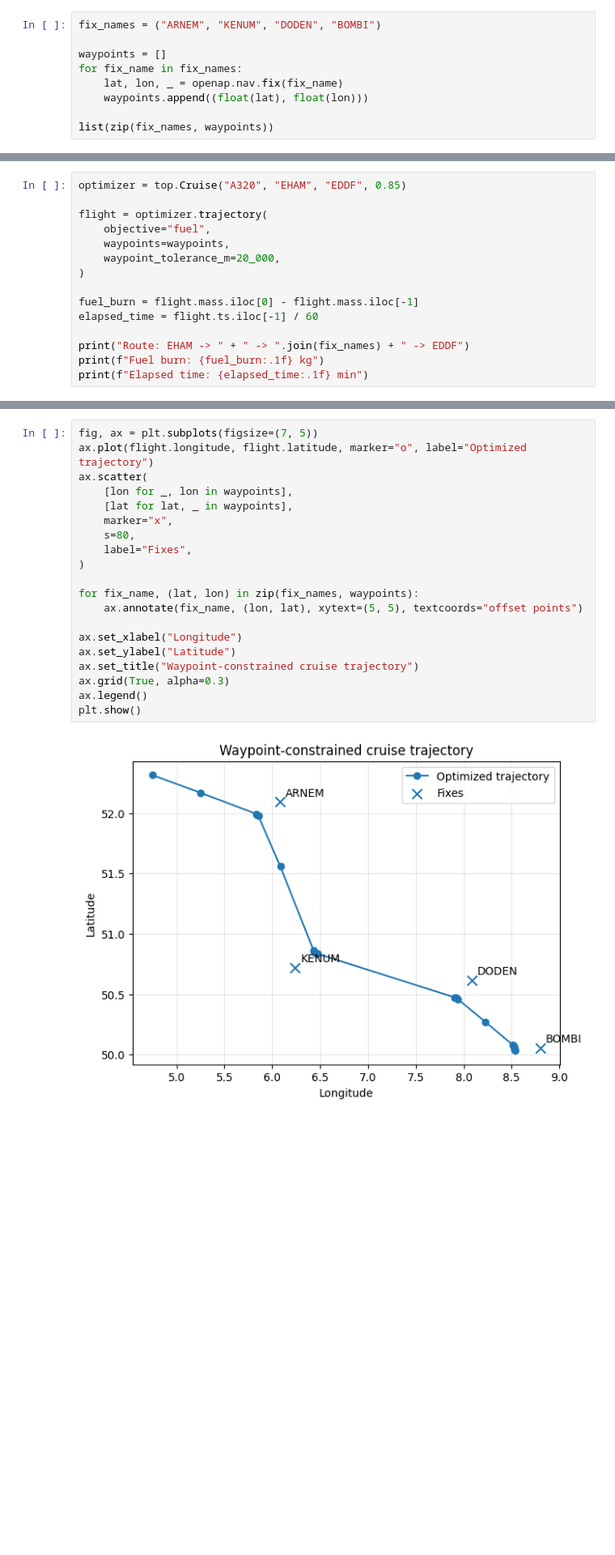
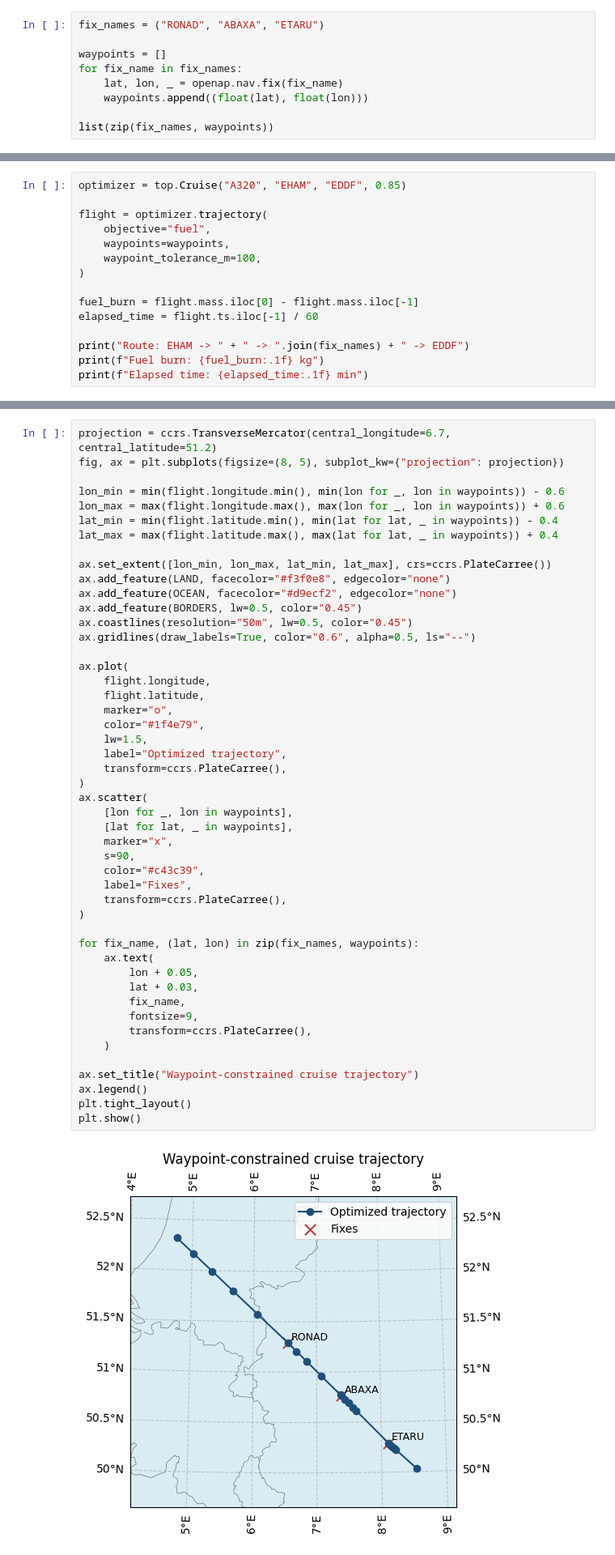
Before and after one commit to junzis/opentop, a Jupyter notebook: examples/waypoints.ipynb, the cells around one changed output, grey strips where cells are left out. Shown at 81% size. Drawn from its saved outputs; the diff is of its cells as text; blank space fills up the shorter version.

Commit message:
docs: tighten waypoint example and use cartopy

```diff
--- a/examples/waypoints.ipynb
+++ b/examples/waypoints.ipynb
@@ -12,7 +14,7 @@ import opentop as top
 
 warnings.filterwarnings("ignore")
 # %%
-fix_names = ("ARNEM", "KENUM", "DODEN", "BOMBI")
+fix_names = ("RONAD", "ABAXA", "ETARU")
 
 waypoints = []
 for fix_name in fix_names:
@@ -31,7 +32,7 @@ optimizer = top.Cruise("A320", "EHAM", "EDDF", 0.85)
 flight = optimizer.trajectory(
     objective="fuel",
     waypoints=waypoints,
-    waypoint_tolerance_m=20_000,
+    waypoint_tolerance_m=100,
 )
 
 fuel_burn = flight.mass.iloc[0] - flight.mass.iloc[-1]
@@ -59,22 +59,50 @@ BOMBI: closest trajectory point 19.2 km
 # %%
-fig, ax = plt.subplots(figsize=(7, 5))
-ax.plot(flight.longitude, flight.latitude, marker="o", label="Optimized trajectory")
+projection = ccrs.TransverseMercator(central_longitude=6.7, central_latitude=51.2)
+fig, ax = plt.subplots(figsize=(8, 5), subplot_kw={"projection": projection})
+
+lon_min = min(flight.longitude.min(), min(lon for _, lon in waypoints)) - 0.6
+lon_max = max(flight.longitude.max(), max(lon for _, lon in waypoints)) + 0.6
+lat_min = min(flight.latitude.min(), min(lat for lat, _ in waypoints)) - 0.4
+lat_max = max(flight.latitude.max(), max(lat for lat, _ in waypoints)) + 0.4
+
+ax.set_extent([lon_min, lon_max, lat_min, lat_max], crs=ccrs.PlateCarree())
+ax.add_feature(LAND, facecolor="#f3f0e8", edgecolor="none")
+ax.add_feature(OCEAN, facecolor="#d9ecf2", edgecolor="none")
+ax.add_feature(BORDERS, lw=0.5, color="0.45")
+ax.coastlines(resolution="50m", lw=0.5, color="0.45")
+ax.gridlines(draw_labels=True, color="0.6", alpha=0.5, ls="--")
+
+ax.plot(
+    flight.longitude,
+    flight.latitude,
+    marker="o",
+    color="#1f4e79",
+    lw=1.5,
+    label="Optimized trajectory",
+    transform=ccrs.PlateCarree(),
+)
 ax.scatter(
     [lon for _, lon in waypoints],
     [lat for lat, _ in waypoints],
     marker="x",
-    s=80,
+    s=90,
+    color="#c43c39",
     label="Fixes",
+    transform=ccrs.PlateCarree(),
 )
 
 for fix_name, (lat, lon) in zip(fix_names, waypoints):
-    ax.annotate(fix_name, (lon, lat), xytext=(5, 5), textcoords="offset points")
+    ax.text(
+        lon + 0.05,
+        lat + 0.03,
+        fix_name,
+        fontsize=9,
+        transform=ccrs.PlateCarree(),
+    )
 
-ax.set_xlabel("Longitude")
-ax.set_ylabel("Latitude")
 ax.set_title("Waypoint-constrained cruise trajectory")
-ax.grid(True, alpha=0.3)
 ax.legend()
+plt.tight_layout()
 plt.show()
 # %% [output]
-[figure, old version]
+[figure, new version]
```
Also changed, not shown: parts of 5 cells of this notebook, 1 other file.
